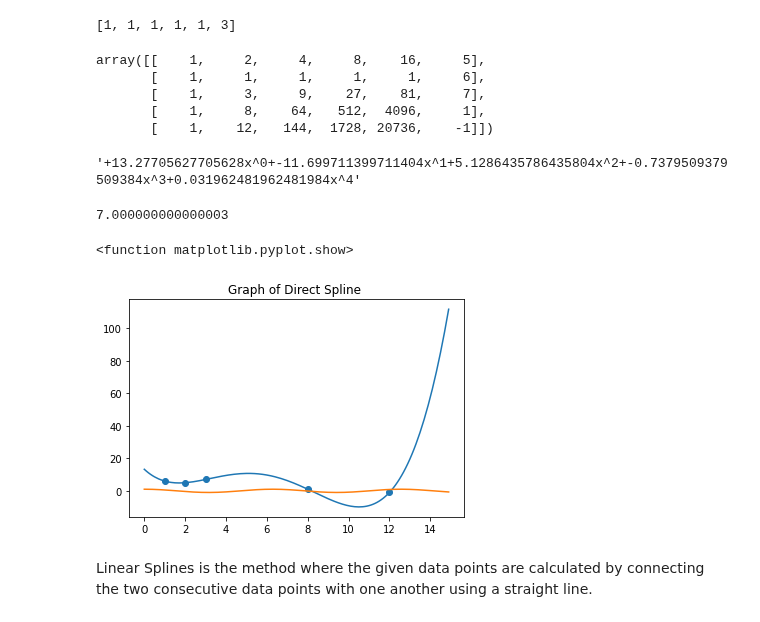
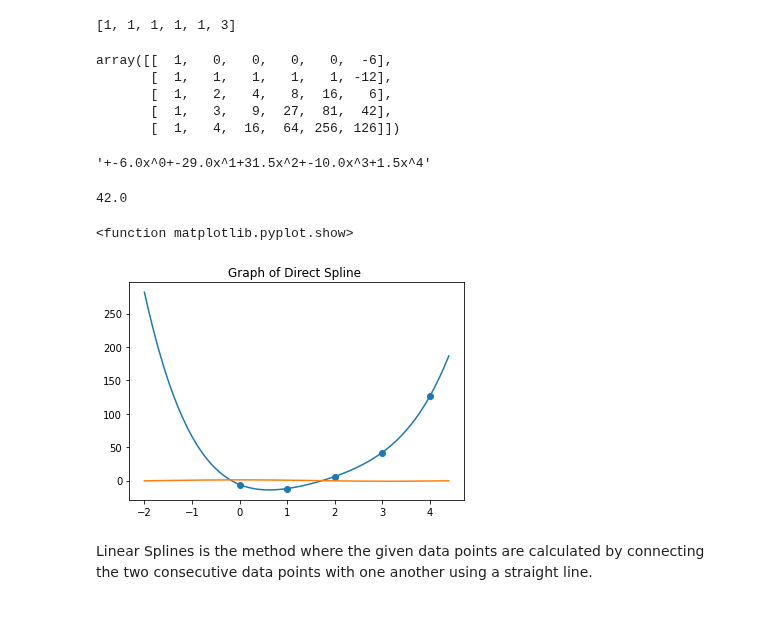
Before and after one commit to rajatlamsal00977/Project-1, a Jupyter notebook: Project5.ipynb, the cells around one changed output. Saved outputs shown, nothing was run; the diff lists cells and outputs as text; code cells hidden in the pictures.

```diff
--- a/Project5.ipynb
+++ b/Project5.ipynb
@@ -86,3 +86,5 @@ points = [[2,5], [1,6], [3,7], [8,1], [12,-1]]
+# %%
+points = [[0,-6],[1,-12],[2,6],[3,42],[4,126]]
 # %%
 def Create_matrix(pointsAsArray):
   matrix = []
@@ -93,11 +95,11 @@ def Create_matrix(pointsAsArray):
 # %%
 Create_matrix(points)
 # %% [output]
-array([[    1,     2,     4,     8,    16,     5],
-       [    1,     1,     1,     1,     1,     6],
-       [    1,     3,     9,    27,    81,     7],
-       [    1,     8,    64,   512,  4096,     1],
-       [    1,    12,   144,  1728, 20736,    -1]])
+array([[  1,   0,   0,   0,   0,  -6],
+       [  1,   1,   1,   1,   1, -12],
+       [  1,   2,   4,   8,  16,   6],
+       [  1,   3,   9,  27,  81,  42],
+       [  1,   4,  16,  64, 256, 126]])
 # %%
 gaussMethod(Create_matrix(points))[:,-1]
 
@@ -108,7 +110,7 @@ for x in range(len(gaussMethod(Create_matrix(points))[:,-1])):
 
 string
 # %% [output]
-'+13.27705627705628x^0+-11.699711399711404x^1+5.1286435786435804x^2+-0.7379509379509384x^3+0.031962481962481984x^4'
+'+-6.0x^0+-29.0x^1+31.5x^2+-10.0x^3+1.5x^4'
 # %%
 def Spline_direct(pointsAsArray, variable):
   coefficients = gaussMethod(Create_matrix(pointsAsArray))[:,-1]
@@ -119,20 +121,20 @@ def Spline_direct(pointsAsArray, variable):
 # %%
 Spline_direct(points,3)
 # %% [output]
-7.000000000000003
+42.0
 # %%
 import matplotlib.pyplot as plt
 
-x = np.arange(0,15,.1)
+x = np.arange(-2,4.5,.1)
 plt.scatter(np.array(points)[:,0],np.array(points)[:,1])
 plt.plot(x, Spline_direct(points, x))
 plt.plot(x,np.cos(x))
 plt.title('Graph of Direct Spline ')
 
 plt.show
 # %% [output]
 <function matplotlib.pyplot.show>
-[figure, old version]
+[figure, new version]
 # %% [markdown]
 Linear Splines is the method where the given data points are calculated by connecting the two consecutive data points with one another using a straight line.
 # %%
```
Also changed, not shown: parts of 15 cells of this notebook.
